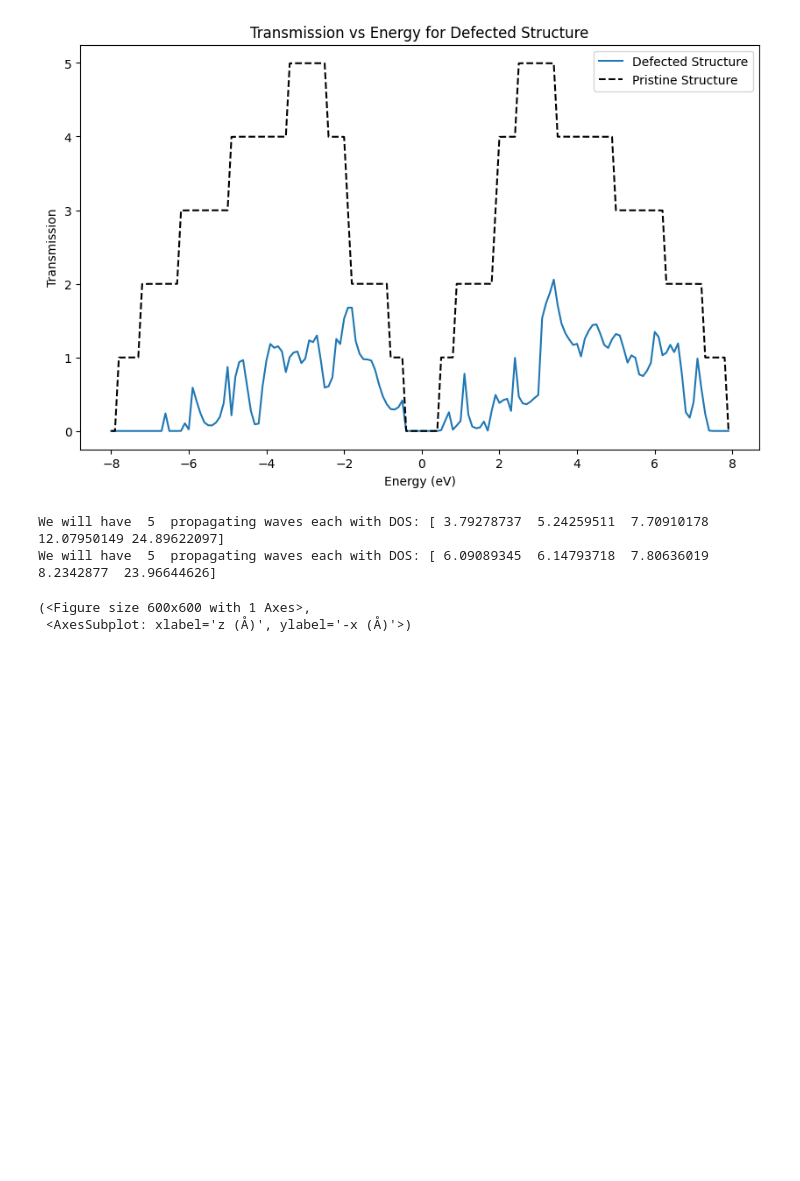
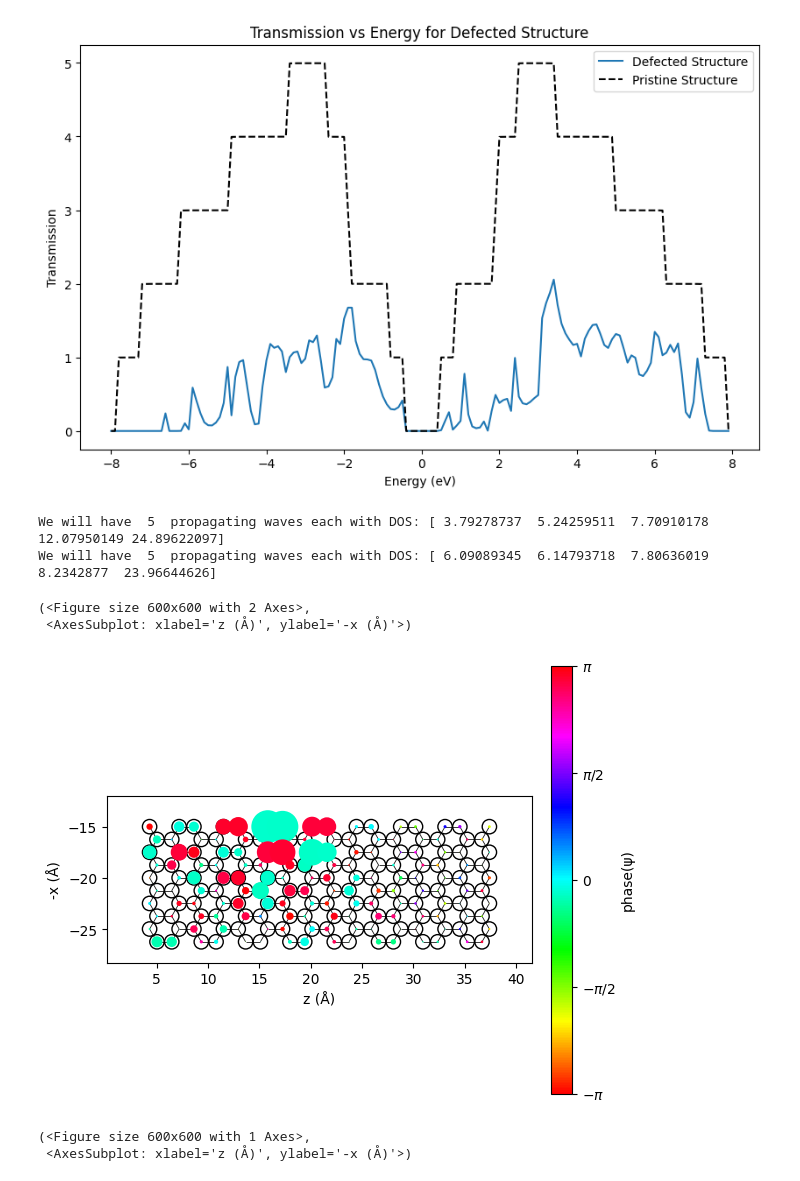
Before and after one commit to UlrikTJ/TemperatureDependantTransport, a Jupyter notebook: Temp_dep_defect_transport.ipynb, the cells around one changed output. Cells and saved outputs as stored; diff of their text form; code cells hidden in the pictures; blank space fills up the shorter version.

```diff
--- a/Temp_dep_defect_transport.ipynb
+++ b/Temp_dep_defect_transport.ipynb
@@ -538,12 +538,16 @@ print("We will have ", nstates_pristine," propagating waves each with DOS:",aa)
 We will have  5  propagating waves each with DOS: [ 3.79278737  5.24259511  7.70910178 12.07950149 24.89622097]
 We will have  5  propagating waves each with DOS: [ 6.09089345  6.14793718  7.80636019  8.2342877  23.96644626]
 # %%
-# istate = 4
-# if istate > nstates:
-#     print("Choose istate <",nstates)
-# psi=psiL.T[istate]
-# Jstate = np.imag(np.outer((psi).conj(),psi)*HD)
-# plot_ase_xy(atoms_dev,psi=psi, wf_scale=5, atom_radius=0.7,wf_alpha=1)
+istate = 4
+if istate > nstates:
+    print("Choose istate <",nstates)
+psi=psiL.T[istate]
+Jstate = np.imag(np.outer((psi).conj(),psi)*HD)
+plot_ase_xy(atoms_dev,psi=psi, wf_scale=5, atom_radius=0.7,wf_alpha=1)
+# %% [output]
+(<Figure size 600x600 with 2 Axes>,
+ <AxesSubplot: xlabel='z (Å)', ylabel='-x (Å)'>)
+[figure, added]
 # %%
 import importlib
 import my_plot_ase_xy
```
Also changed, not shown: parts of 2 cells of this notebook.
